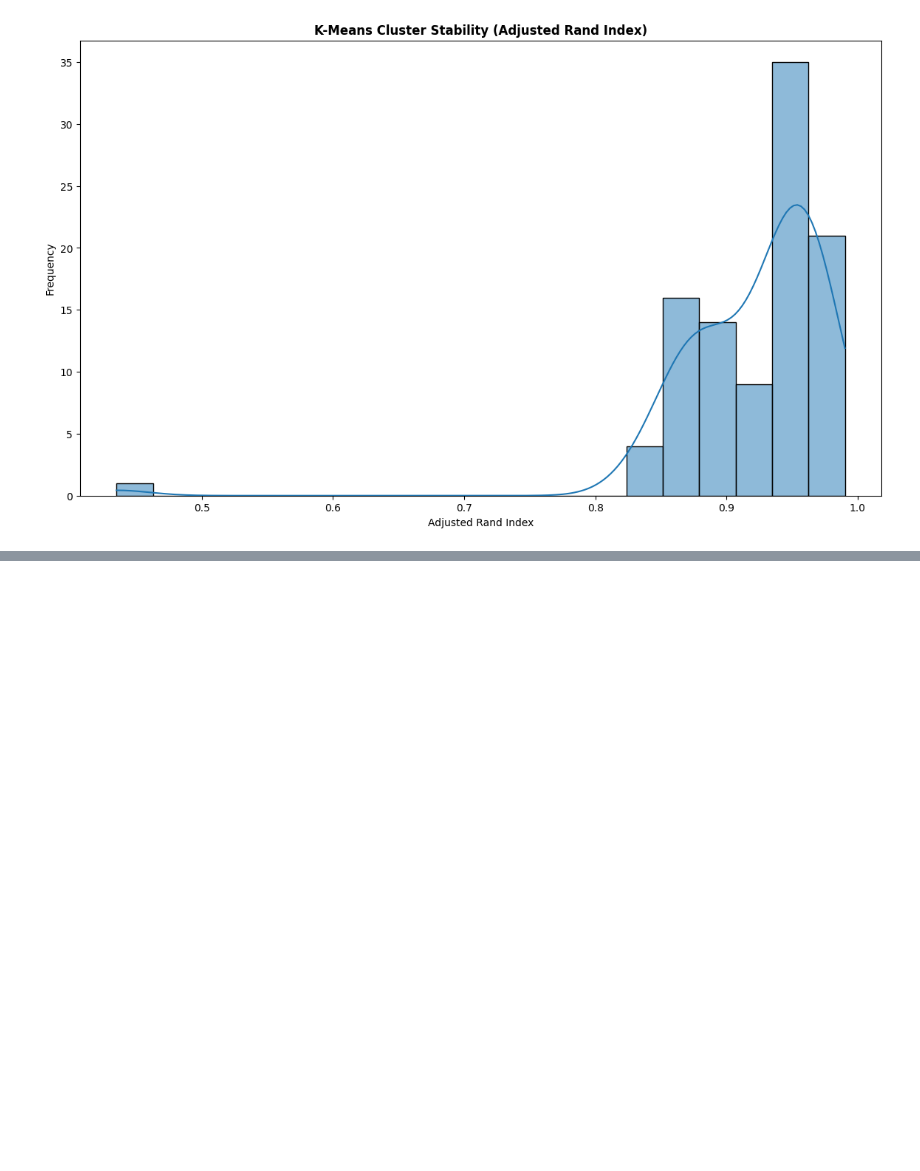
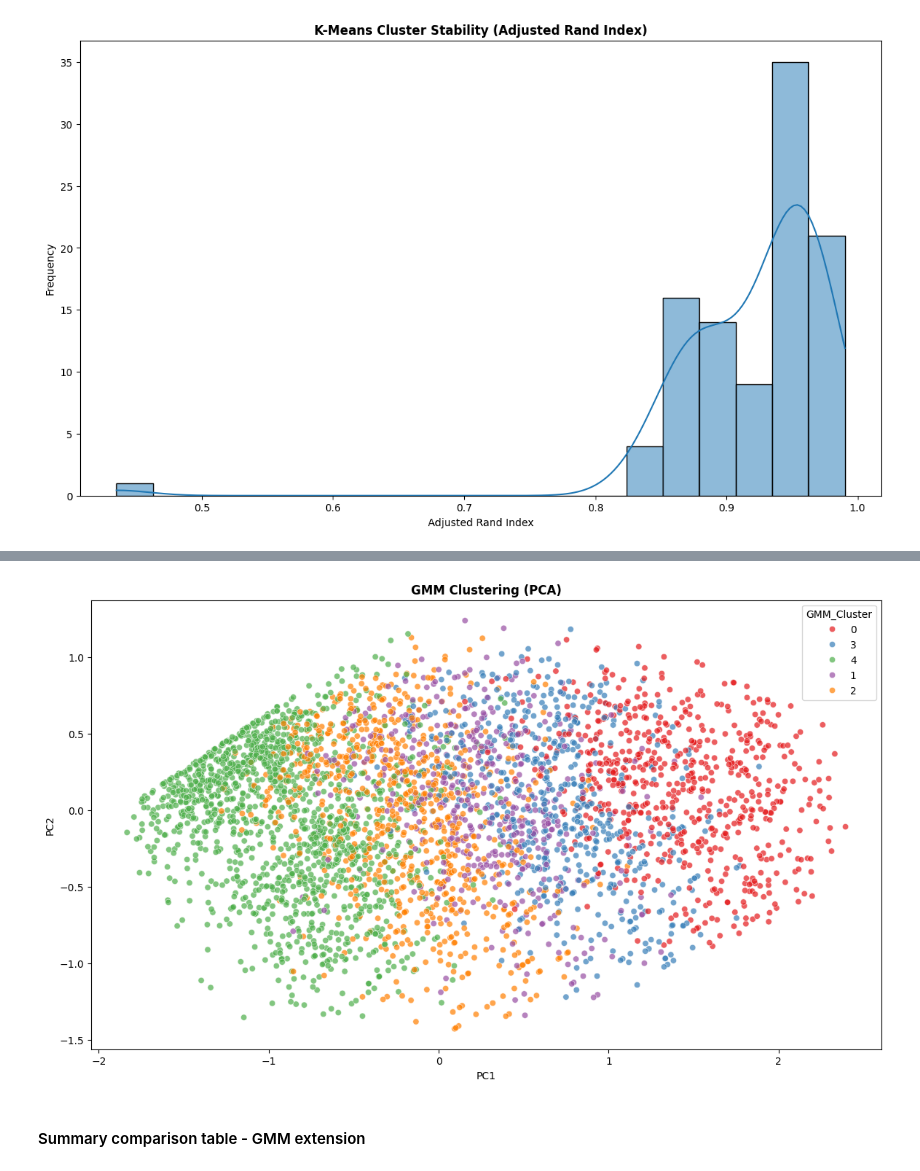
Before and after one commit to gorkemyencak/online-retail-clustering, a Jupyter notebook: main.ipynb, the cells around one changed output, grey strips where cells are left out. Drawn from its saved outputs; the diff is of its cells as text; code cells hidden in the pictures; blank space fills up the shorter version.

Commit message:
GMM extension

```diff
--- a/main.ipynb
+++ b/main.ipynb
@@ -953,0 +949,22 @@ plt.show()
+# %%
+# Fitting GMM
+gmm = GaussianMixture(
+    n_components = 5,
+    covariance_type = 'full',
+    random_state = 7,
+    n_init = 10
+)
+labels_gmm = gmm.fit_predict(rfm_scaled)
+
+# Attach labels
+rfm_gmm = rfm_final.copy()
+rfm_gmm['Cluster_gmm'] = labels_gmm
+print(rfm_gmm['Cluster_gmm'].value_counts())
+
+# Silhouette score
+silhouette_gmm = silhouette_score(
+    rfm_scaled,
+    labels_gmm
+)
+print(f"Gaussian Mixture Model Silhouette Score: {silhouette_gmm:.4f}")
+print(f"Nb. of clusters: {len(set(labels_gmm))}")
@@ -953,0 +981,19 @@ plt.show()
+# %%
+# PCA visualization - GMM
+rfm_pca_df['GMM_Cluster'] = labels_gmm.astype('str')
+
+plt.figure(figsize = (14,8))
+sns.scatterplot(
+    data = rfm_pca_df,
+    x = 'PC1',
+    y = 'PC2',
+    hue = 'GMM_Cluster',
+    palette = 'Set1',
+    alpha = 0.7
+)
+plt.title("GMM Clustering (PCA)", fontweight = 'bold')
+plt.show()
+# %% [output]
+[figure, added]
+# %% [markdown]
+#### Summary comparison table - GMM extension
```
Also changed, not shown: parts of 17 cells of this notebook.
